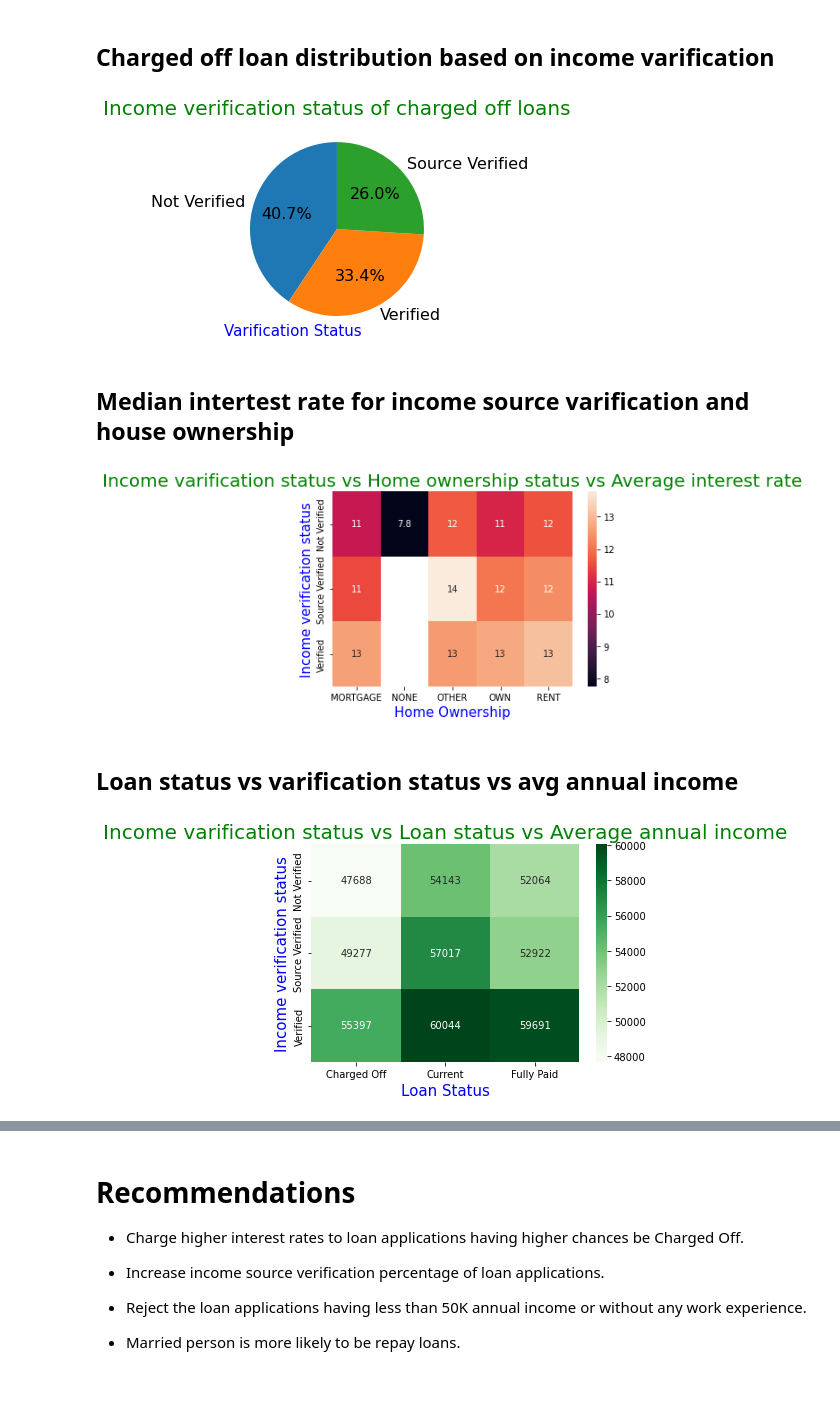
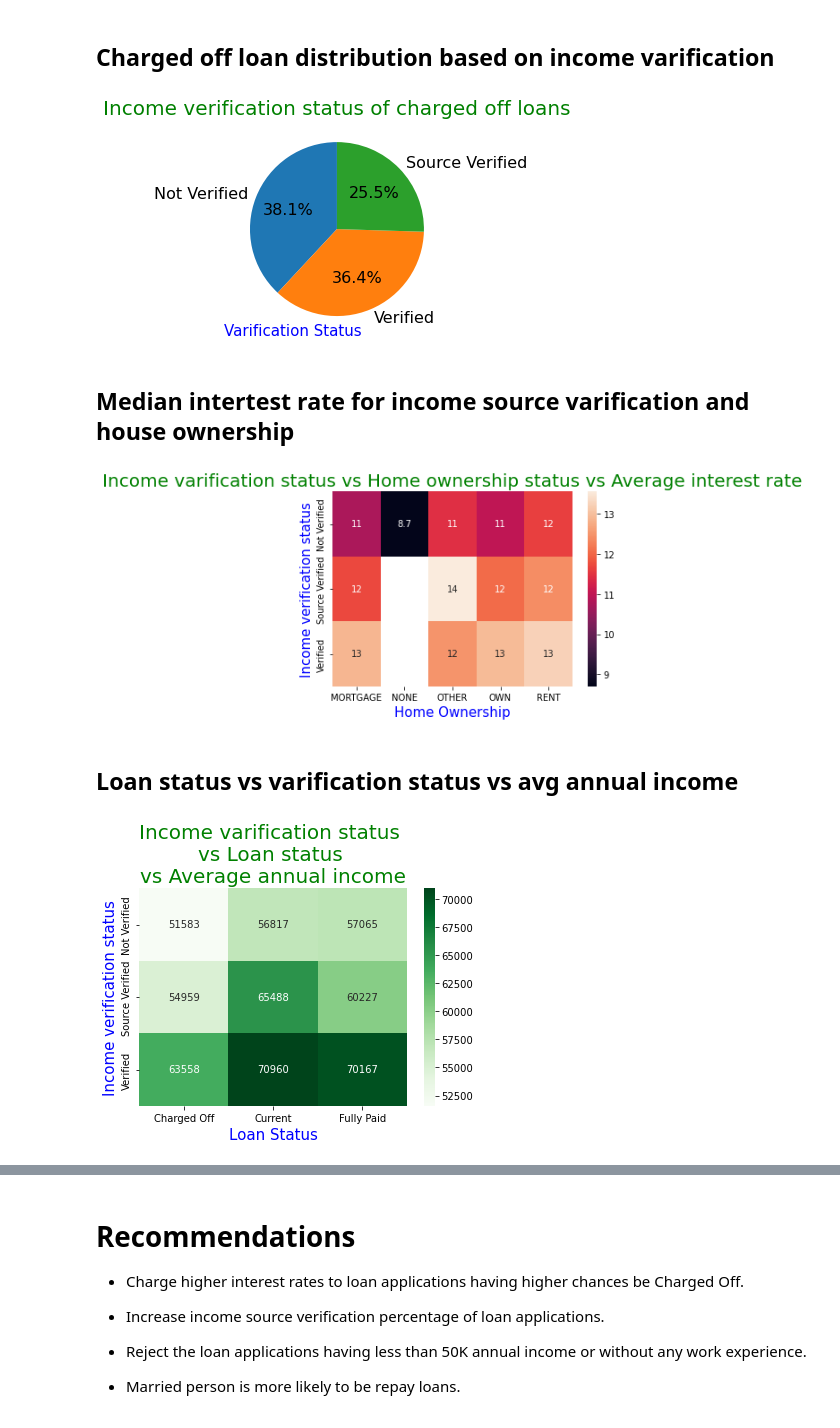
Before and after one commit to sjanorkar/LendingClubCaseStudy, a Jupyter notebook: SwapnilAnilJanorkar.ipynb, the cells around one changed output, grey strips where cells are left out. Cells and saved outputs as stored; diff of their text form; code cells hidden in the pictures; blank space fills up the shorter version.

```diff
--- a/SwapnilAnilJanorkar.ipynb
+++ b/SwapnilAnilJanorkar.ipynb
@@ -44,7 +44,7 @@ Length: 111, dtype: object
 5. Convert interest rate to float
 6. Remove records with employment length as n/a
 # %%
-null_columns = [i for i in loan.columns if loan[i].isnull().sum() > 0.5*(len(loan))]
+null_columns = [i for i in loan.columns if loan[i].isnull().sum() > 0.9*(len(loan))]
 # %%
 loan = loan.drop(columns= null_columns)
 # %%
@@ -80,2 +92,2 @@ plt.show()
 # %%
-loan = loan[loan.loan_amnt <= 30000]
+loan['loan_amnt'] = loan['loan_amnt'].apply(lambda x: 30000 if x > 30000 else x)
@@ -91,5 +120,5 @@ plt.show()
 # %%
-loan = loan[loan.annual_inc < 100000]
+loan['annual_inc'] = loan['annual_inc'].apply(lambda x: 100000 if x > 100000 else x)
 # %%
 plt.boxplot(loan.annual_inc)
 plt.show()
@@ -240,7 +281,7 @@ plt.title("Income verification status of charged off loans", fontdict=title_font
 plt.ylabel("Varification Status", rotation=360, loc="bottom", fontdict=label_font)
 plt.show()
 # %% [output]
-[figure, old version]
+[figure, new version]
 # %% [markdown]
 ## Median intertest rate for income source varification and house ownership
 # %%
@@ -252,17 +293,17 @@ plt.xlabel("Home Ownership", fontdict=label_font)
 plt.ylabel("Income verification status", fontdict=label_font)
 plt.show()
 # %% [output]
-[figure, old version]
+[figure, new version]
 # %% [markdown]
 ## Loan status vs varification status vs avg annual income
 # %%
 loans_income_status = pd.pivot_table(data=loan,index="verification_status", columns="loan_status",values="annual_inc",aggfunc=np.mean)
 # %%
 sns.heatmap(loans_income_status, annot=True, cmap = "Greens", fmt="0.0f")
-plt.title("Income varification status vs Loan status vs Average annual income", fontdict=title_font)
+plt.title("Income varification status \nvs Loan status \nvs Average annual income", fontdict=title_font)
 plt.xlabel("Loan Status", fontdict=label_font)
 plt.ylabel("Income verification status", fontdict=label_font)
 plt.show()
 # %% [output]
-[figure, old version]
+[figure, new version]
 # %% [markdown]
```
Also changed, not shown: parts of 19 cells of this notebook, 1 other file.
